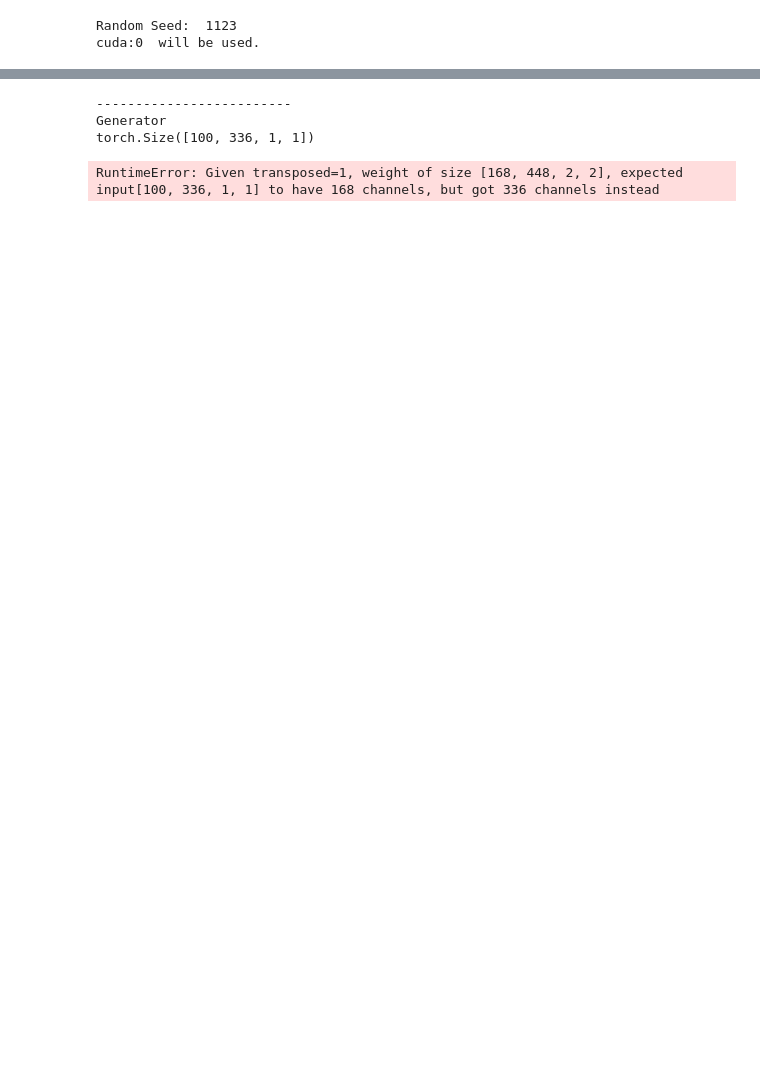
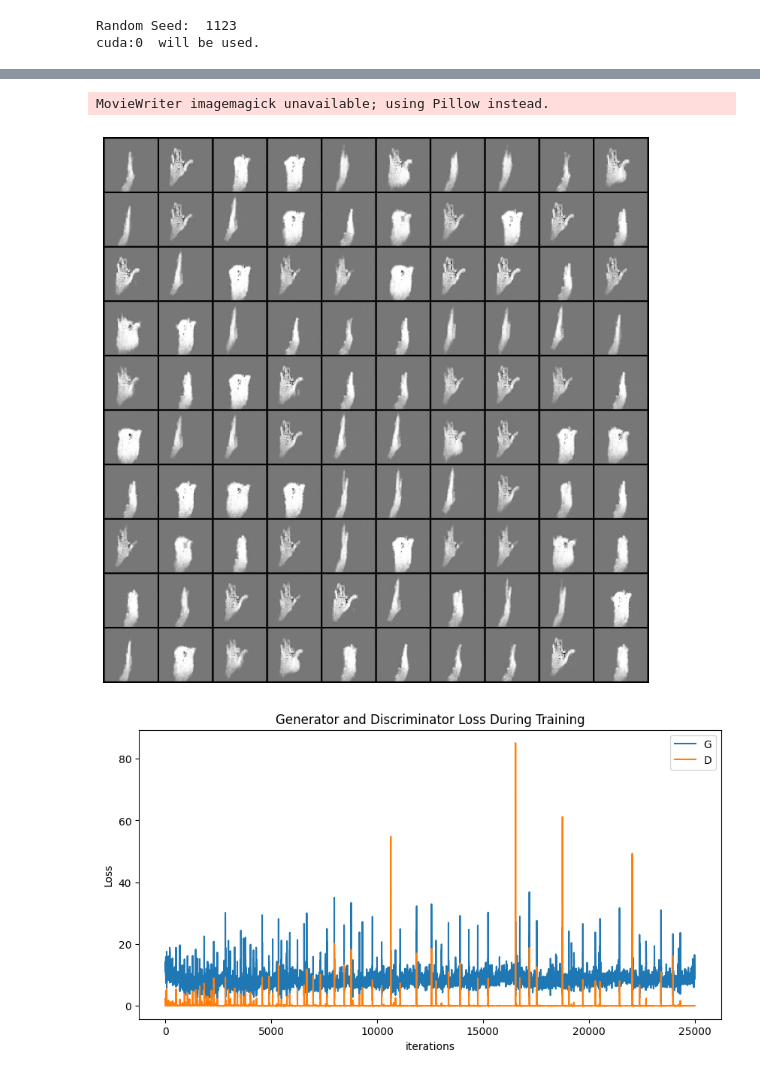
Before and after one commit to EzAme/InfoGAN-PyTorch, a Jupyter notebook: train.ipynb, the cells around one changed output, grey strips where cells are left out. Saved outputs shown, nothing was run; the diff lists cells and outputs as text; code cells hidden in the pictures; blank space fills up the shorter version.

```diff
--- a/train.ipynb
+++ b/train.ipynb
@@ -114,8 +114,8 @@ criterionRECON = nn.L1Loss()
 # Loss for latent encoding
 criterionLAT = nn.L1Loss()
 # Adam optimiser is used.
-optimD = optim.Adam([{'params': discriminator.parameters()}, {'params': netD.parameters()}], lr=params['learning_rate_d'], betas=(params['beta1'], params['beta2']))
-optimG = optim.Adam([{'params': vae.parameters()},{'params': netG.parameters()}, {'params': netQ.parameters()}], lr=params['learning_rate_g'], betas=(params['beta1'], params['beta2']))
+optimD = optim.RMSprop([{'params': discriminator.parameters()}, {'params': netD.parameters()}], lr=params['learning_rate_d'])
+optimG = optim.RMSprop([{'params': vae.parameters()},{'params': netG.parameters()}, {'params': netQ.parameters()}], lr=params['learning_rate_g'])
 
 # Fixed Noise
 z = torch.randn(100, params['num_z'], 1, 1, device=device)
@@ -171,7 +171,7 @@ iters = 0
 for epoch in range(params['num_epochs']):
     epoch_start_time = time.time()
 
-    for i, (data, _) in enumerate(dataloader, 0):
+    for i, (data, gt_label) in enumerate(dataloader, 0):
         # Get batch size
         b_size = data.size(0)
         # Transfer data tensor to GPU/CPU (device)
@@ -195,18 +195,19 @@ for epoch in range(params['num_epochs']):
         label.fill_(fake_label)
         # _, idx = noise_sample(params['num_dis_c'], params['dis_c_dim'], params['num_con_c'], params['num_z'], b_size, device)
         vae_mu_real,vae_var_real= vae(real_data)
-        noise = torch.normal(vae_mu_real,vae_var_real.exp()).view(b_size,-1,1,1)
-        idx = np.zeros((params['num_dis_c'], b_size))
+        noise = (vae_mu_real+ torch.randn_like(vae_var_real)*torch.sqrt(vae_var_real.exp())).view(b_size,-1,1,1)
+        # print(gt_label.shape)
+        idx = gt_label.reshape(params['num_dis_c'], b_size) #np.zeros((params['num_dis_c'], b_size))
         if(params['num_dis_c'] != 0):
             dis_c = torch.zeros(b_size, params['num_dis_c'], params['dis_c_dim'], device=device)
             for i in range(params['num_dis_c']):
-                idx[i] = np.random.randint(params['dis_c_dim'], size=b_size)
+                #idx = _ #np.random.randint(params['dis_c_dim'], size=b_size)
                 dis_c[torch.arange(0, b_size), i, idx] = 1.0
 
             dis_c = dis_c.view(b_size, -1, 1, 1)
 
             noise = torch.cat((noise, dis_c), dim=1)
-
+        # print(idx,dis_c)
         if(params['num_con_c'] != 0):
             con_c = torch.rand(b_size, params['num_con_c'], 1, 1, device=device) * 2 - 1
             noise = torch.cat((noise, con_c), dim=1)
@@ -234,20 +235,21 @@ for epoch in range(params['num_epochs']):
         recon_loss = criterionRECON(fake_data,real_data)
         q_logits, q_mu, q_var = netQ(output)
         target = torch.LongTensor(idx).to(device)
-
+        # print(target.shape, dis_c.shape)
 
         # Calculating loss for discrete latent code.
         dis_loss = 0
-        for j in range(params['num_dis_c']):
-            dis_loss += criterionQ_dis(q_logits[:, j*10 : j*10 + 10], target[j])
+        # for j in range(params['num_dis_c']):
+        # print(target.shape,q_logits.shape)
+        dis_loss = criterionQ_dis(q_logits, target.squeeze())
 
         # Calculating loss for continuous latent code.
         con_loss = 0
         if (params['num_con_c'] != 0):
             con_loss = criterionQ_con(noise[:, params['num_z']+ params['num_dis_c']*params['dis_c_dim'] : ].view(-1, params['num_con_c']), q_mu, q_var)
 
-        latent_loss = criterionLAT(torch.normal(vae_mu_real,torch.exp(vae_var_real)).view(b_size,-1,1,1),\
-                                   torch.normal(vae_mu_fake,torch.exp(vae_var_fake)).view(b_size,-1,1,1))
+        latent_loss = criterionLAT((vae_mu_fake+ torch.randn_like(vae_var_fake)*torch.sqrt(vae_var_fake.exp())).view(b_size,-1,1,1),
+                                  (vae_mu_real+ torch.randn_like(vae_var_real)*torch.sqrt(vae_var_real.exp())).view(b_size,-1,1,1))
 
         KLD_loss  = torch.mean(-0.5 * torch.sum(1 + vae_var_real - vae_mu_real.pow(2) - vae_var_real.exp(),dim=1)).to(device)
         # print(KLD_loss)
@@ -255,6 +257,8 @@ for epoch in range(params['num_epochs']):
         G_loss = gen_loss + dis_loss + con_loss + recon_loss + latent_loss + KLD_loss#*0.01
         # Calculate gradients.
         G_loss.backward()
+        # torch.nn.utils.clip_grad_norm_(netG.parameters(), .1)
+
         # Update parameters.
         optimG.step()
 
@@ -269,7 +273,9 @@ for epoch in range(params['num_epochs']):
         D_losses.append(D_loss.item())
 
         iters += 1
-
+    print('[%d/%d][%d/%d]\tLoss_D: %.4f\tLoss_G: %.4f'
+        % (epoch+1, params['num_epochs'], i, len(dataloader),
+        D_loss.item(), G_loss.item()))
     epoch_time = time.time() - epoch_start_time
     print("Time taken for Epoch %d: %.2fs" %(epoch + 1, epoch_time))
     # Generate image after each epoch to check performance of the generator. Used for creating animated gif later.
@@ -278,13 +284,13 @@ for epoch in range(params['num_epochs']):
     img_list.append(vutils.make_grid(gen_data, nrow=10, padding=2, normalize=True))
 
     # Generate image to check performance of generator.
-    if((epoch+1) == 1 or (epoch+1) == params['num_epochs']/2):
+    if((epoch+1) == 1 or (epoch+1) %10 == 0):
         with torch.no_grad():
             gen_data = netG(fixed_noise).detach().cpu()
         plt.figure(figsize=(10, 10))
         plt.axis("off")
         plt.imshow(np.transpose(vutils.make_grid(gen_data, nrow=10, padding=2, normalize=True), (1,2,0)))
-        plt.savefig("results\Epoch_%d_{}".format(params['dataset']) %(epoch+1))
+        plt.savefig("results/Epoch_%d_{}".format(params['dataset']) %(epoch+1))
         plt.close('all')
 
     # Save network weights.
@@ -329,39 +335,38 @@ with torch.no_grad():
 plt.figure(figsize=(10, 10))
 plt.axis("off")
 plt.imshow(np.transpose(vutils.make_grid(gen_data, nrow=10, padding=2, normalize=True), (1,2,0)))
-plt.savefig("results\Epoch_%d_{}".format(params['dataset']) %(params['num_epochs']))
+plt.savefig("results/Epoch_%d_{}".format(params['dataset']) %(params['num_epochs']))
 
 # Save network weights.
 torch.save({
     'netG' : netG.state_dict(),
     'discriminator' : discriminator.state_dict(),
     'netD' : netD.state_dict(),
     'netQ' : netQ.state_dict(),
     'optimD' : optimD.state_dict(),
     'optimG' : optimG.state_dict(),
     'params' : params
     }, 'checkpoint/model_final_{}'.format(params['dataset']))
 
 
 # Plot the training losses.
 plt.figure(figsize=(10,5))
 plt.title("Generator and Discriminator Loss During Training")
 plt.plot(G_losses,label="G")
 plt.plot(D_losses,label="D")
 plt.xlabel("iterations")
 plt.ylabel("Loss")
 plt.legend()
-plt.savefig("Loss Curve {}".format(params['dataset']))
+plt.savefig("results/Loss Curve {}".format(params['dataset']))
 
 # Animation showing the improvements of the generator.
 fig = plt.figure(figsize=(10,10))
 plt.axis("off")
 ims = [[plt.imshow(np.transpose(i,(1,2,0)), animated=True)] for i in img_list]
 anim = animation.ArtistAnimation(fig, ims, interval=1000, repeat_delay=1000, blit=True)
-anim.save('results\infoGAN_{}.gif'.format(params['dataset']), dpi=80, writer='imagemagick')
+anim.save('results/infoGAN_{}.gif'.format(params['dataset']), dpi=80, writer='imagemagick')
 plt.show()
 # %% [output]
--------------------------
-Generator
-torch.Size([100, 336, 1, 1])
+MovieWriter imagemagick unavailable; using Pillow instead.
-RuntimeError: Given transposed=1, weight of size [168, 448, 2, 2], expected input[100, 336, 1, 1] to have 168 channels, but got 336 channels instead
+[figure, added]
+[figure, added]
```
Also changed, not shown: parts of 6 cells of this notebook, 1 other file.
